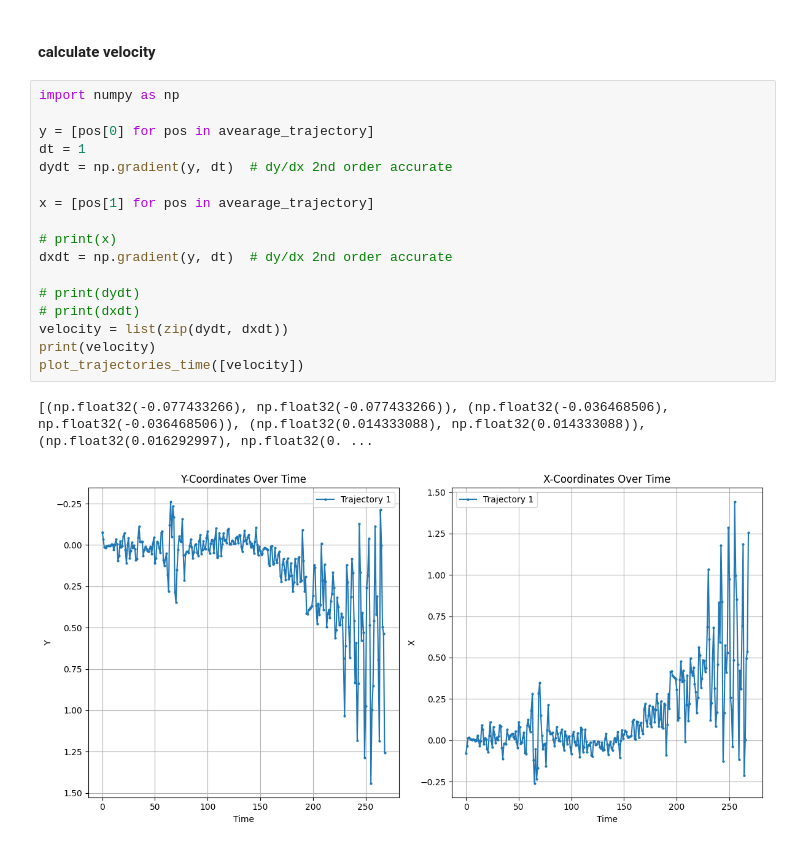
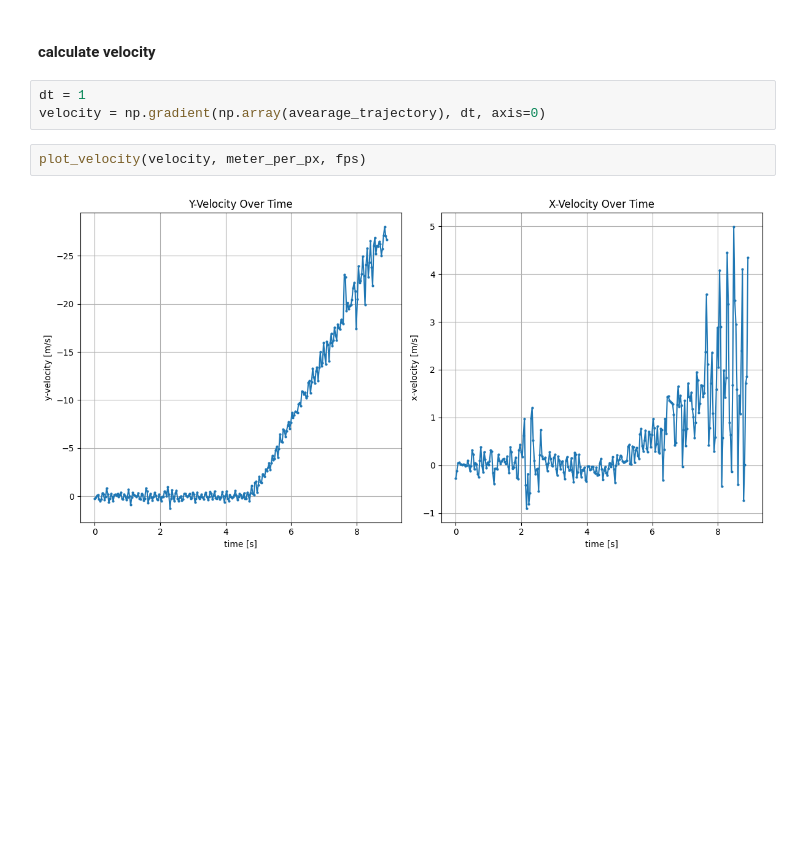
Before and after one commit to piotrdurniat/image-and-video-analysis-and-processing, a Jupyter notebook: lab8/Lab8.2_zadanie.ipynb, the cells around one changed output. Drawn from its saved outputs; the diff is of its cells as text; blank space fills up the shorter version.

```diff
--- a/lab8/Lab8.2_zadanie.ipynb
+++ b/lab8/Lab8.2_zadanie.ipynb
@@ -519,22 +629,9 @@ print(trajectories[0])
 # %% [markdown]
 #### calculate velocity
 # %%
-import numpy as np
-
-y = [pos[0] for pos in avearage_trajectory]
 dt = 1
-dydt = np.gradient(y, dt)  # dy/dx 2nd order accurate
-
-x = [pos[1] for pos in avearage_trajectory]
-
-# print(x)
-dxdt = np.gradient(y, dt)  # dy/dx 2nd order accurate
-
-# print(dydt)
-# print(dxdt)
-velocity = list(zip(dydt, dxdt))
-print(velocity)
-plot_trajectories_time([velocity])
+velocity = np.gradient(np.array(avearage_trajectory), dt, axis=0)
-# %% [output]
-[(np.float32(-0.077433266), np.float32(-0.077433266)), (np.float32(-0.036468506), np.float32(-0.036468506)), (np.float32(0.014333088), np.float32(0.014333088)), (np.float32(0.016292997), np.float32(0. ...
-[figure, removed]
+# %%
+plot_velocity(velocity, meter_per_px, fps)
+# %% [output]
+[figure, added]
```
Also changed, not shown: parts of 7 cells of this notebook.
